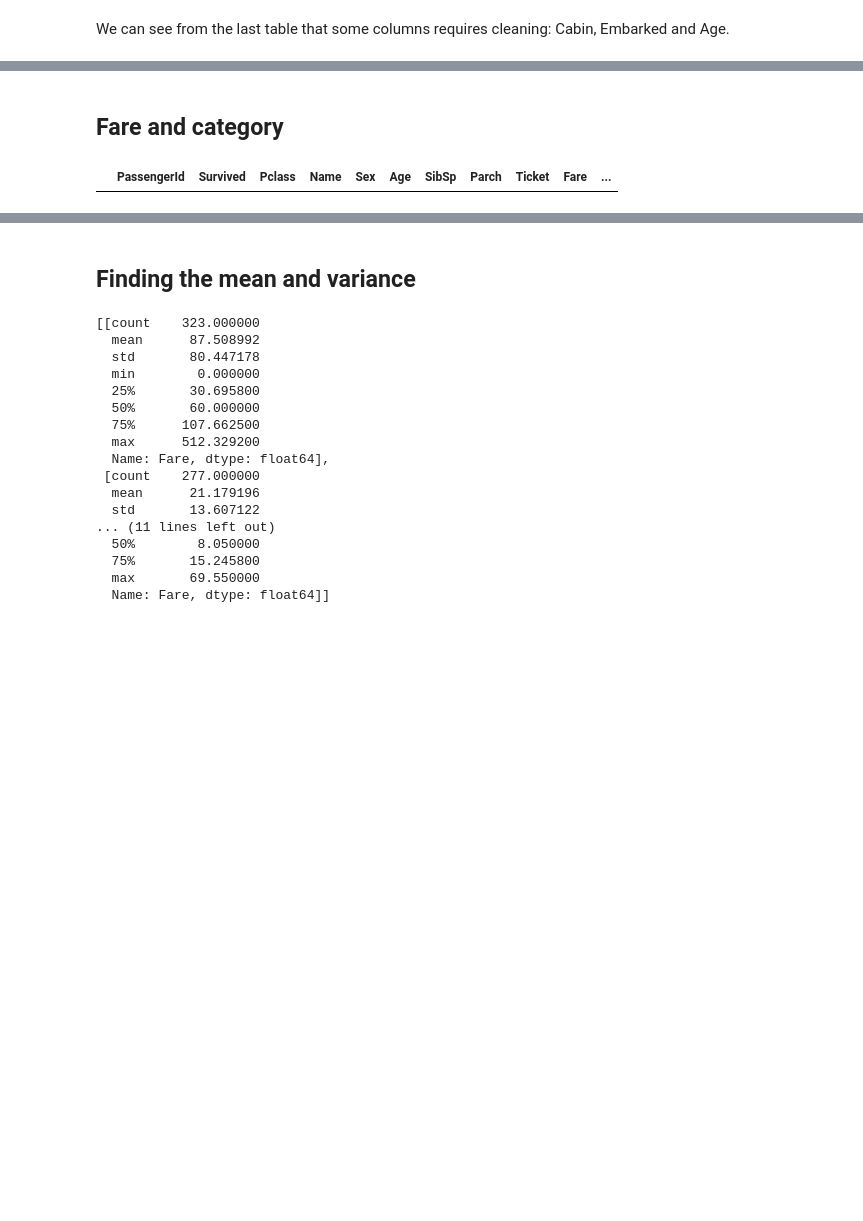
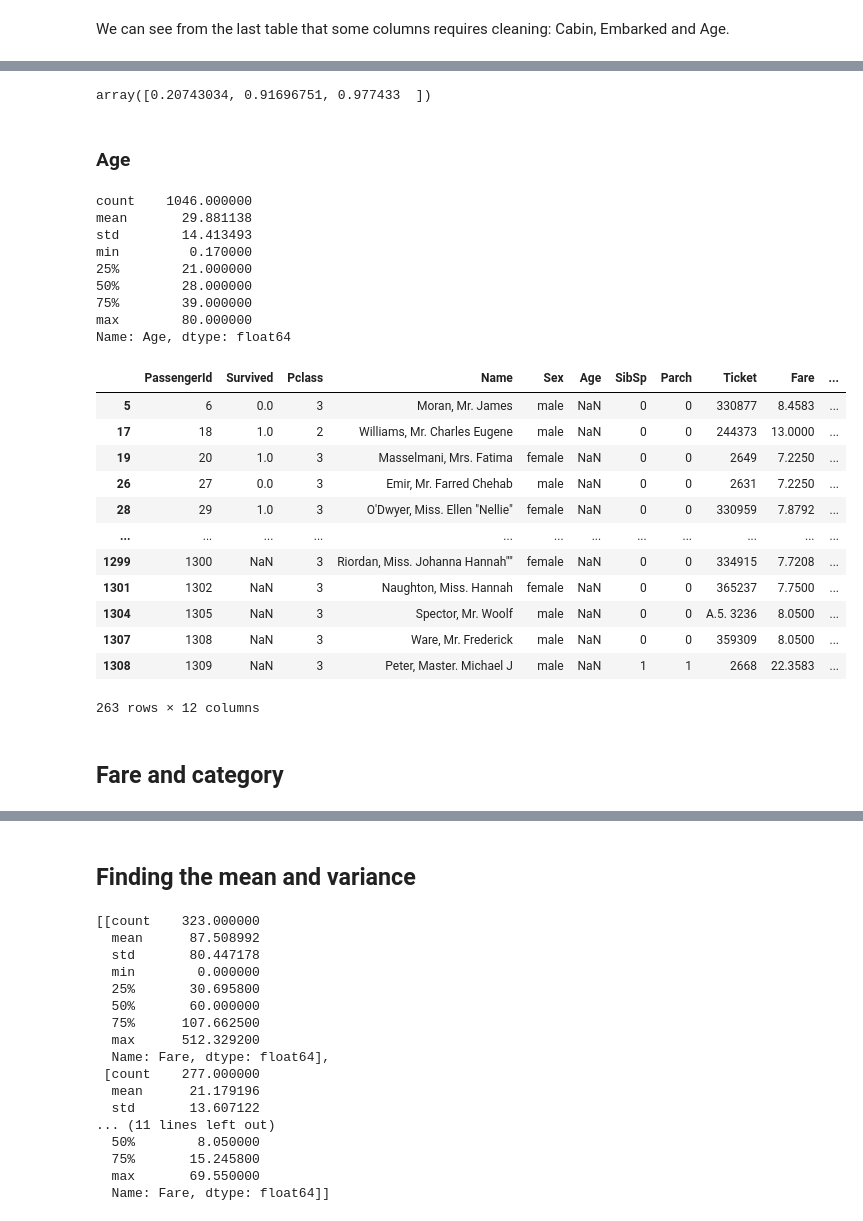
Before and after one commit to BBberghman/Kaggle-Titanic-ML, a Jupyter notebook: data_prepping.ipynb, the cells around one changed output, grey strips where cells are left out. Saved outputs shown, nothing was run; the diff lists cells and outputs as text; code cells hidden in the pictures; blank space fills up the shorter version.

```diff
--- a/data_prepping.ipynb
+++ b/data_prepping.ipynb
@@ -83,0 +90,3 @@ updateAllDataSets(addColumnTitle, dfs, title_list)
+# %%
+fulldf.Cabin = fulldf.Cabin.fillna('Unknown')
+fulldf.loc[(fulldf["Name"].str.contains('Icard|Stone')) | (fulldf["Cabin"].str.contains('B28'))]
@@ -84,14 +121,46 @@ updateAllDataSets(addColumnTitle, dfs, title_list)
+# %%
+def peoplePerCat(df,category):
+    return df.loc[(df['Pclass'] == category)].shape[0]
+
+def unknownCabinsPerCat(df,category):
+    return df.loc[(df['Cabin'] == "Unknown") & (df['Pclass'] == category)].shape[0]
+
+categories = [1, 2, 3]
+
+nb_unknown = fulldf.loc[(fulldf['Cabin'] == "Unknown")].shape[0] #1014
+nb_unknownPerCat = list(map(lambda x: unknownCabinsPerCat(fulldf, x),categories))
+nb_perCat = list(map(lambda x: peoplePerCat(fulldf, x), categories))
+
+np.divide(nb_unknownPerCat,nb_perCat)
+# %% [output]
+array([0.20743034, 0.91696751, 0.977433  ])
+# %% [markdown]
+### Age
+# %%
+fulldf.Age.describe()
+fulldf[fulldf.Age.isna()]
+# %% [output]
+count    1046.000000
+mean       29.881138
+std        14.413493
+min         0.170000
+25%        21.000000
+50%        28.000000
+75%        39.000000
+max        80.000000
+Name: Age, dtype: float64
+|  | PassengerId | Survived | Pclass | Name | Sex | Age | SibSp | Parch | Ticket | Fare | ... |
+| 5 | 6 | 0.0 | 3 | Moran, Mr. James | male | NaN | 0 | 0 | 330877 | 8.4583 | ... |
+| 17 | 18 | 1.0 | 2 | Williams, Mr. Charles Eugene | male | NaN | 0 | 0 | 244373 | 13.0000 | ... |
+| 19 | 20 | 1.0 | 3 | Masselmani, Mrs. Fatima | female | NaN | 0 | 0 | 2649 | 7.2250 | ... |
+| 26 | 27 | 0.0 | 3 | Emir, Mr. Farred Chehab | male | NaN | 0 | 0 | 2631 | 7.2250 | ... |
+| 28 | 29 | 1.0 | 3 | O'Dwyer, Miss. Ellen "Nellie" | female | NaN | 0 | 0 | 330959 | 7.8792 | ... |
+| ... | ... | ... | ... | ... | ... | ... | ... | ... | ... | ... | ... |
+| 1299 | 1300 | NaN | 3 | Riordan, Miss. Johanna Hannah"" | female | NaN | 0 | 0 | 334915 | 7.7208 | ... |
+| 1301 | 1302 | NaN | 3 | Naughton, Miss. Hannah | female | NaN | 0 | 0 | 365237 | 7.7500 | ... |
+| 1304 | 1305 | NaN | 3 | Spector, Mr. Woolf | male | NaN | 0 | 0 | A.5. 3236 | 8.0500 | ... |
+| 1307 | 1308 | NaN | 3 | Ware, Mr. Frederick | male | NaN | 0 | 0 | 359309 | 8.0500 | ... |
+| 1308 | 1309 | NaN | 3 | Peter, Master. Michael J | male | NaN | 1 | 1 | 2668 | 22.3583 | ... |
+263 rows × 12 columns
 # %% [markdown]
 ## Fare and category
-# %%
-#Turning cabin number into Deck
-cabin_list = ['A', 'B', 'C', 'D', 'E', 'F', 'G', 'Unknown'] # i removed T because only in one person who is dead
-
-def addColumnDeck(df, cabin_list):
-    df.Cabin = df.Cabin.fillna('Unknown')
-    df['Deck']=df['Cabin'].map(lambda x: substrings_in_string(x, cabin_list))
-
-updateAllDataSets(addColumnDeck, dfs, cabin_list)
-#fulldf.head()
-# %% [output]
-|  | PassengerId | Survived | Pclass | Name | Sex | Age | SibSp | Parch | Ticket | Fare | ... |
```
Also changed, not shown: parts of 17 cells of this notebook.
